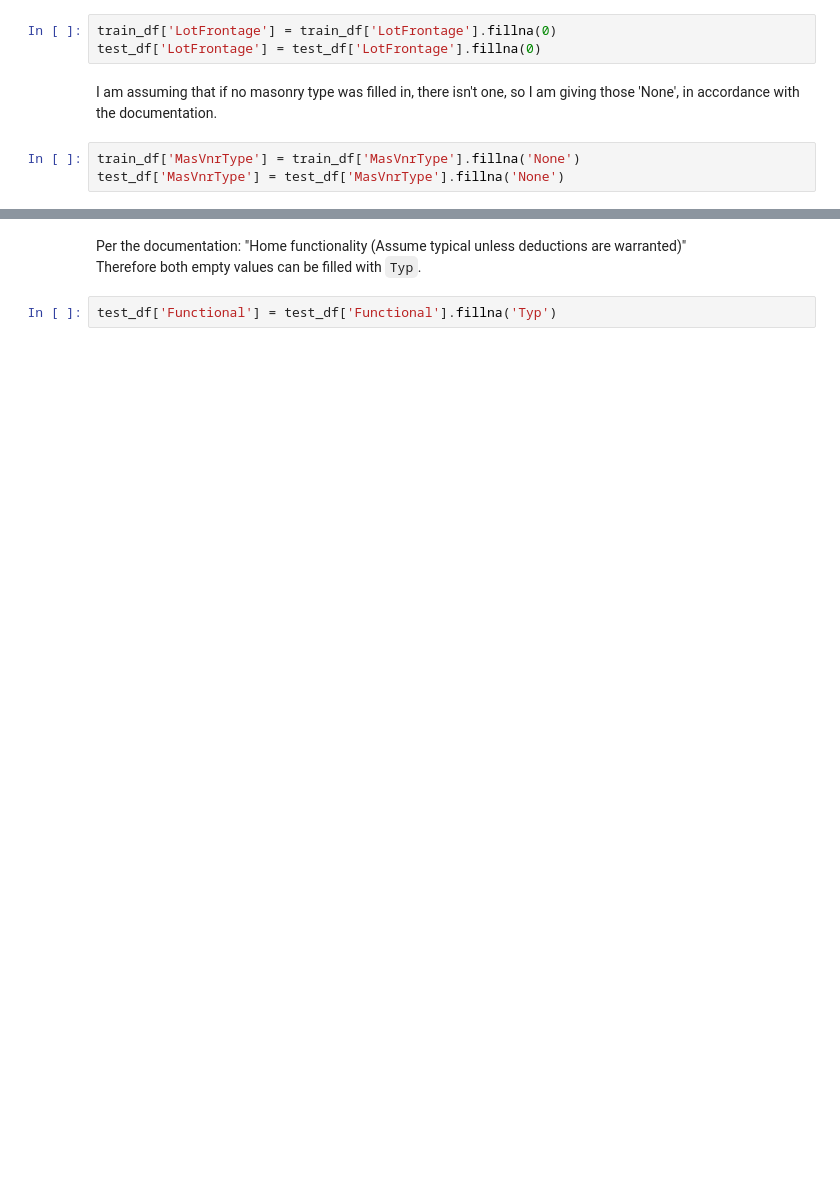
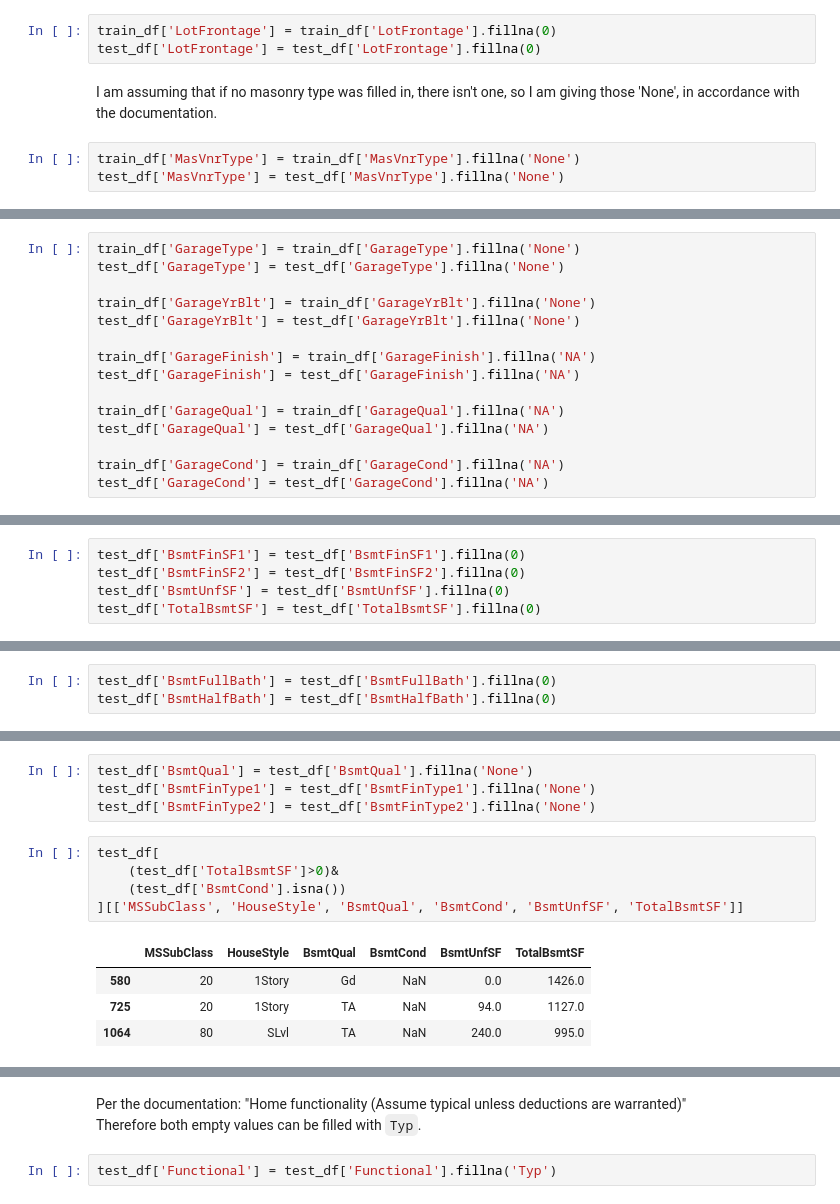
Before and after one commit to MeghanBarritt/kaggle-comp-housing-prices, a Jupyter notebook: Notebooks/2-Data_Cleaning.ipynb, the cells around one changed output, grey strips where cells are left out. Drawn from its saved outputs; the diff is of its cells as text; blank space fills up the shorter version.

```diff
--- a/Notebooks/2-Data_Cleaning.ipynb
+++ b/Notebooks/2-Data_Cleaning.ipynb
@@ -458,0 +527,15 @@ test_df['MasVnrType'] = test_df['MasVnrType'].fillna('None')
+# %%
+train_df['GarageType'] = train_df['GarageType'].fillna('None')
+test_df['GarageType'] = test_df['GarageType'].fillna('None')
+
+train_df['GarageYrBlt'] = train_df['GarageYrBlt'].fillna('None')
+test_df['GarageYrBlt'] = test_df['GarageYrBlt'].fillna('None')
+
+train_df['GarageFinish'] = train_df['GarageFinish'].fillna('NA')
+test_df['GarageFinish'] = test_df['GarageFinish'].fillna('NA')
+
+train_df['GarageQual'] = train_df['GarageQual'].fillna('NA')
+test_df['GarageQual'] = test_df['GarageQual'].fillna('NA')
+
+train_df['GarageCond'] = train_df['GarageCond'].fillna('NA')
+test_df['GarageCond'] = test_df['GarageCond'].fillna('NA')
@@ -458,0 +645,5 @@ test_df['MasVnrType'] = test_df['MasVnrType'].fillna('None')
+# %%
+test_df['BsmtFinSF1'] = test_df['BsmtFinSF1'].fillna(0)
+test_df['BsmtFinSF2'] = test_df['BsmtFinSF2'].fillna(0)
+test_df['BsmtUnfSF'] = test_df['BsmtUnfSF'].fillna(0)
+test_df['TotalBsmtSF'] = test_df['TotalBsmtSF'].fillna(0)
@@ -458,0 +658,3 @@ test_df['MasVnrType'] = test_df['MasVnrType'].fillna('None')
+# %%
+test_df['BsmtFullBath'] = test_df['BsmtFullBath'].fillna(0)
+test_df['BsmtHalfBath'] = test_df['BsmtHalfBath'].fillna(0)
@@ -458,0 +700,14 @@ test_df['MasVnrType'] = test_df['MasVnrType'].fillna('None')
+# %%
+test_df['BsmtQual'] = test_df['BsmtQual'].fillna('None')
+test_df['BsmtFinType1'] = test_df['BsmtFinType1'].fillna('None')
+test_df['BsmtFinType2'] = test_df['BsmtFinType2'].fillna('None')
+# %%
+test_df[
+    (test_df['TotalBsmtSF']>0)&
+    (test_df['BsmtCond'].isna())
+][['MSSubClass', 'HouseStyle', 'BsmtQual', 'BsmtCond', 'BsmtUnfSF', 'TotalBsmtSF']]
+# %% [output]
+|  | MSSubClass | HouseStyle | BsmtQual | BsmtCond | BsmtUnfSF | TotalBsmtSF |
+| 580 | 20 | 1Story | Gd | NaN | 0.0 | 1426.0 |
+| 725 | 20 | 1Story | TA | NaN | 94.0 | 1127.0 |
+| 1064 | 80 | SLvl | TA | NaN | 240.0 | 995.0 |
```
Also changed, not shown: parts of 67 cells of this notebook.
